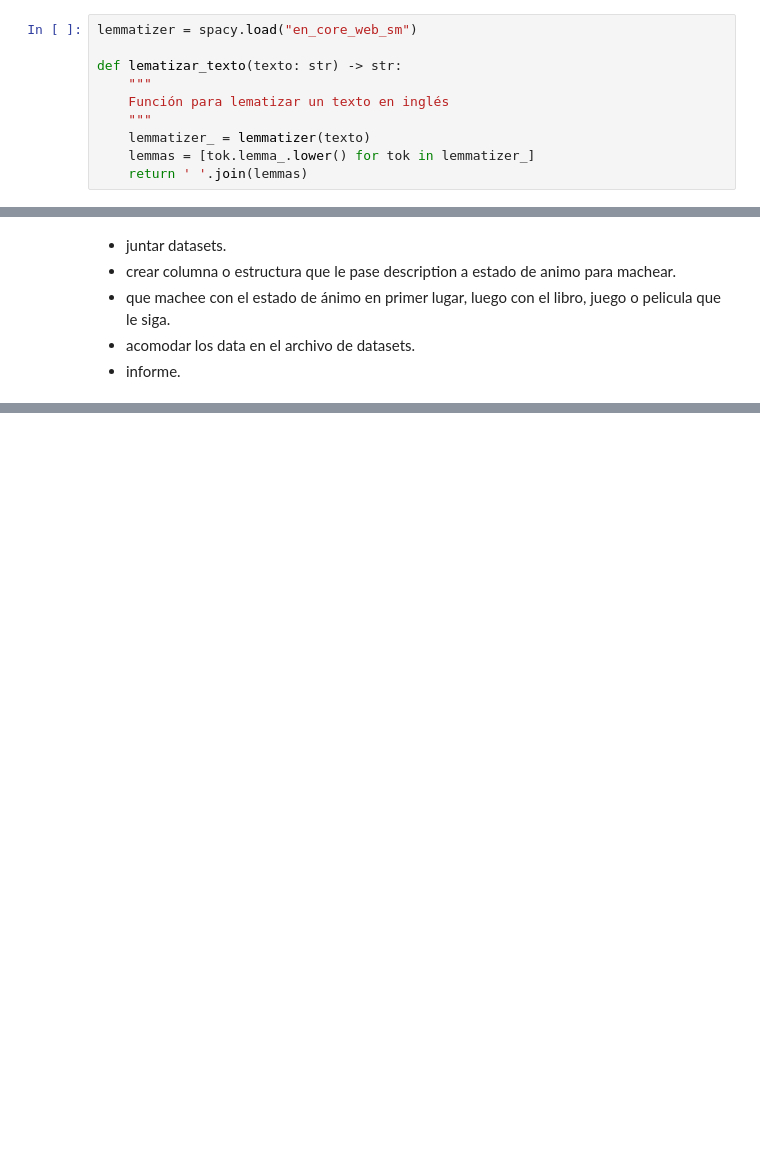
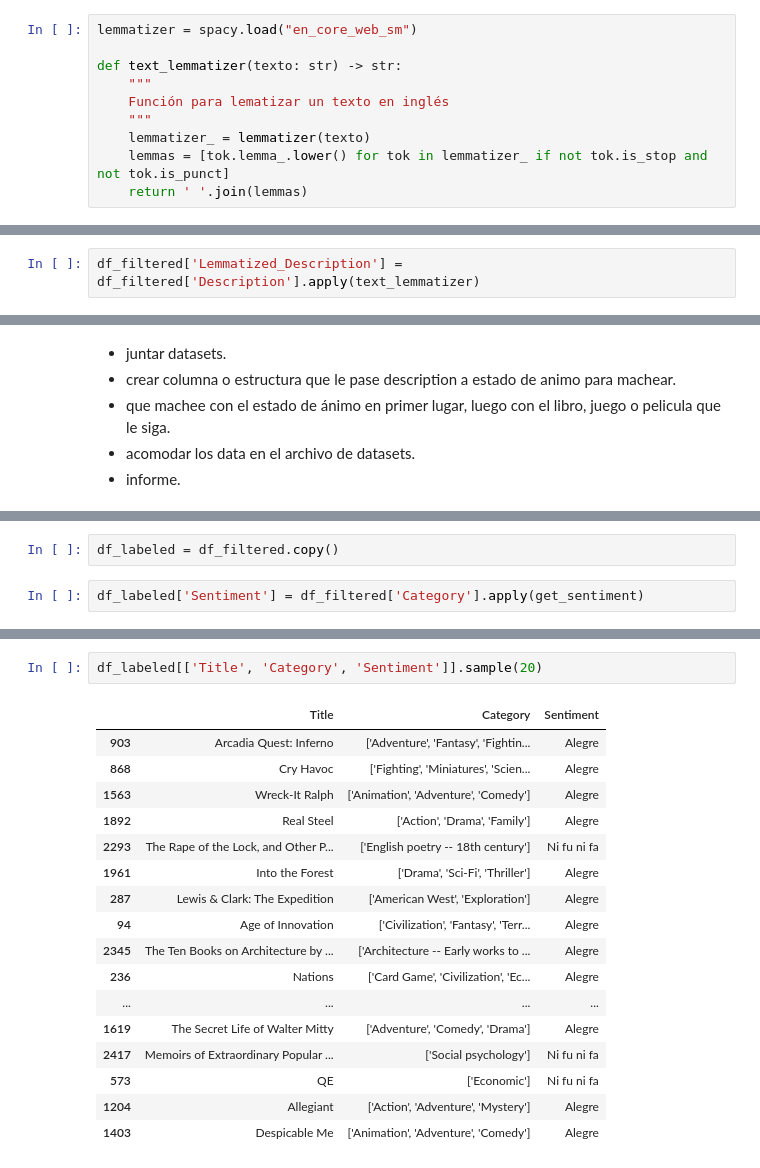
Before and after one commit to bpace1/NLP-TP1, a Jupyter notebook: NLP_TP1_model.ipynb, the cells around one changed output, grey strips where cells are left out. Saved outputs shown, nothing was run; the diff lists cells and outputs as text; blank space fills up the shorter version.

```diff
--- a/NLP_TP1_model.ipynb
+++ b/NLP_TP1_model.ipynb
@@ -342,10 +126,10 @@ Lematización del texto
 # %%
 lemmatizer = spacy.load("en_core_web_sm")
 
-def lematizar_texto(texto: str) -> str:
+def text_lemmatizer(texto: str) -> str:
     """
     Función para lematizar un texto en inglés
     """
     lemmatizer_ = lemmatizer(texto)
-    lemmas = [tok.lemma_.lower() for tok in lemmatizer_]
+    lemmas = [tok.lemma_.lower() for tok in lemmatizer_ if not tok.is_stop and not tok.is_punct]
     return ' '.join(lemmas)
@@ -356 +136,3 @@ df_juegos['Description_lematizado'] = df_juegos['Description_no_stopwords'].appl
+# %%
+df_filtered['Lemmatized_Description'] = df_filtered['Description'].apply(text_lemmatizer)
 # %%
@@ -551,0 +365,4 @@ Mejor respuesta (Similitud: 0.3947): A documentary team films the lives of a gro
+# %%
+df_labeled = df_filtered.copy()
+# %%
+df_labeled['Sentiment'] = df_filtered['Category'].apply(get_sentiment)
@@ -551,0 +378,20 @@ Mejor respuesta (Similitud: 0.3947): A documentary team films the lives of a gro
+# %%
+df_labeled[['Title', 'Category', 'Sentiment']].sample(20)
+# %% [output]
+|  | Title | Category | Sentiment |
+| 903 | Arcadia Quest: Inferno | ['Adventure', 'Fantasy', 'Fightin... | Alegre |
+| 868 | Cry Havoc | ['Fighting', 'Miniatures', 'Scien... | Alegre |
+| 1563 | Wreck-It Ralph | ['Animation', 'Adventure', 'Comedy'] | Alegre |
+| 1892 | Real Steel | ['Action', 'Drama', 'Family'] | Alegre |
+| 2293 | The Rape of the Lock, and Other P... | ['English poetry -- 18th century'] | Ni fu ni fa |
+| 1961 | Into the Forest | ['Drama', 'Sci-Fi', 'Thriller'] | Alegre |
+| 287 | Lewis & Clark: The Expedition | ['American West', 'Exploration'] | Alegre |
+| 94 | Age of Innovation | ['Civilization', 'Fantasy', 'Terr... | Alegre |
+| 2345 | The Ten Books on Architecture by ... | ['Architecture -- Early works to ... | Alegre |
+| 236 | Nations | ['Card Game', 'Civilization', 'Ec... | Alegre |
+| ... | ... | ... | ... |
+| 1619 | The Secret Life of Walter Mitty | ['Adventure', 'Comedy', 'Drama'] | Alegre |
+| 2417 | Memoirs of Extraordinary Popular ... | ['Social psychology'] | Ni fu ni fa |
+| 573 | QE | ['Economic'] | Ni fu ni fa |
+| 1204 | Allegiant | ['Action', 'Adventure', 'Mystery'] | Alegre |
+| 1403 | Despicable Me | ['Animation', 'Adventure', 'Comedy'] | Alegre |
```
Also changed, not shown: parts of 80 cells of this notebook.
